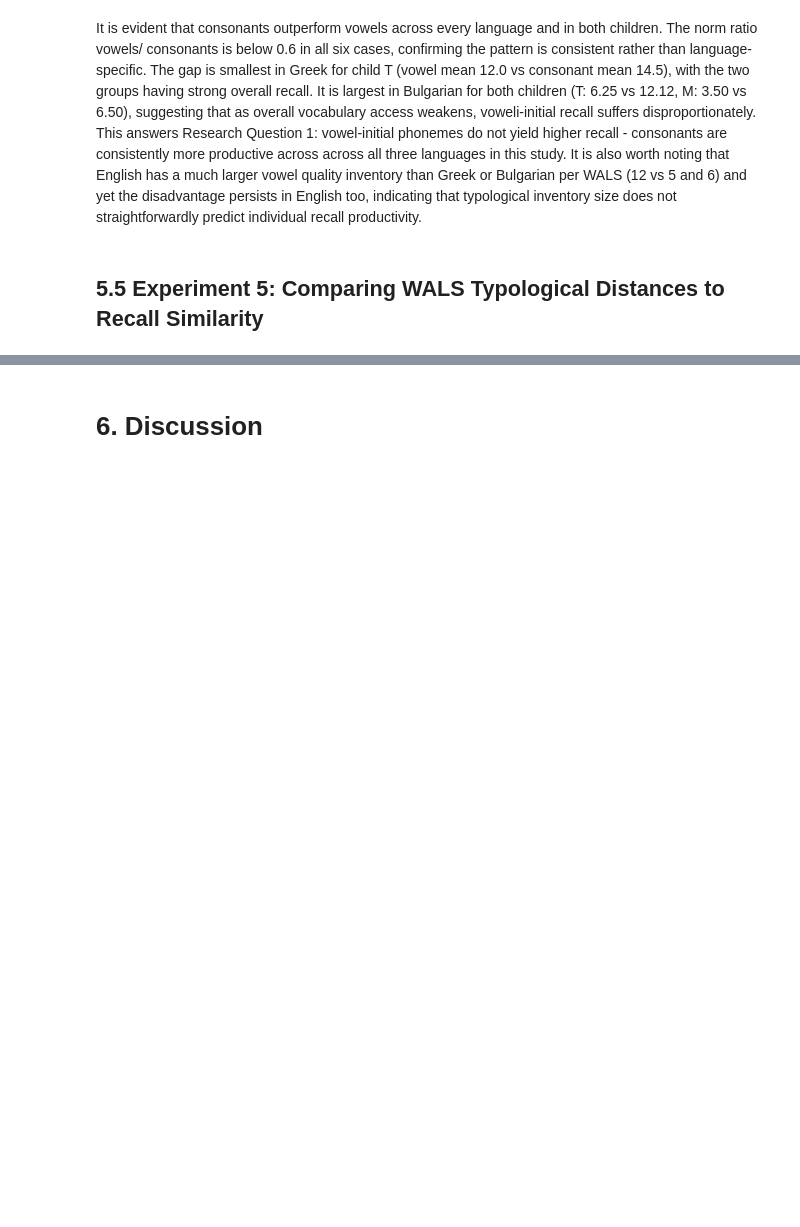
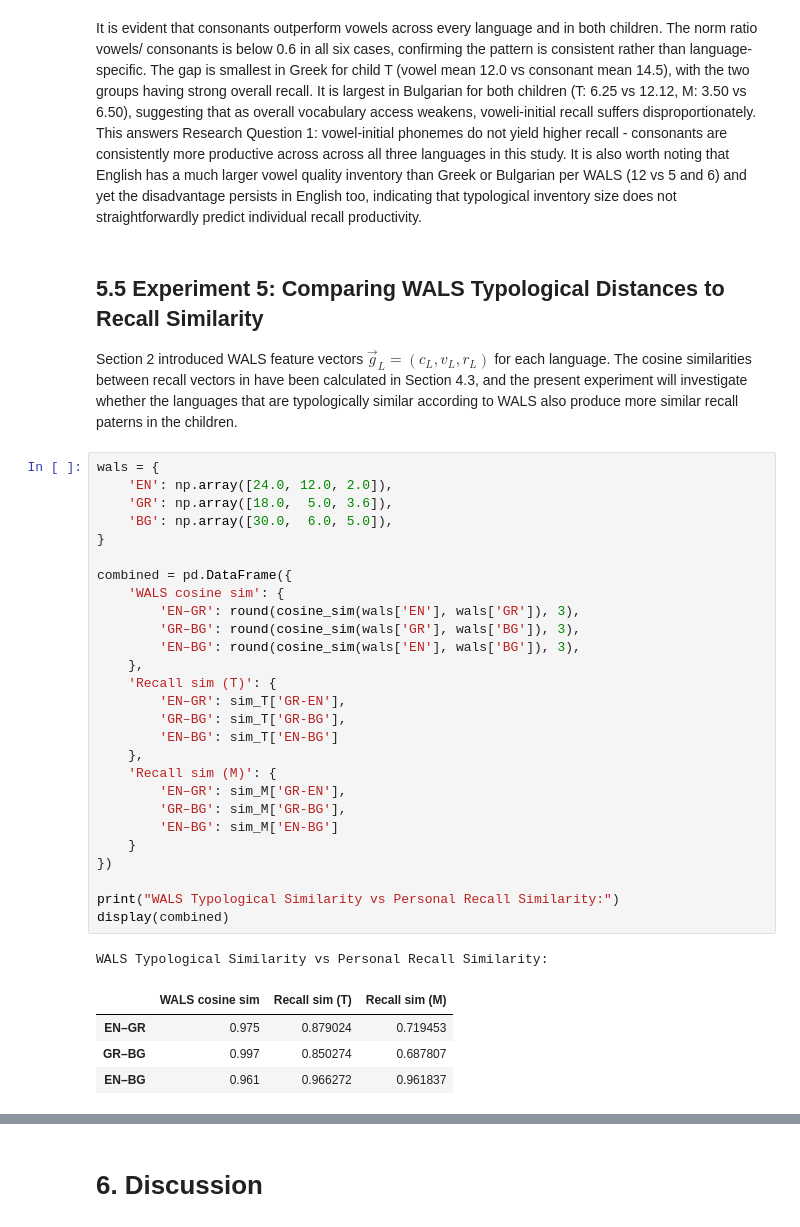
Before and after one commit to Slavena1/SoftUni-Math-for-Devs-Final-Project, a Jupyter notebook: SlavenaProject.ipynb, the cells around one changed output, grey strips where cells are left out. Drawn from its saved outputs; the diff is of its cells as text; blank space fills up the shorter version.

```diff
--- a/SlavenaProject.ipynb
+++ b/SlavenaProject.ipynb
@@ -882,3 +882,37 @@ plt.show()
 It is evident that consonants outperform vowels across every language and in both children. The norm ratio vowels/ consonants is below 0.6 in all six cases, confirming the pattern is consistent rather than language-specific. The gap is smallest in Greek for child T (vowel mean 12.0 vs consonant mean 14.5), with the two groups having strong overall recall. It is largest in Bulgarian for both children (T: 6.25 vs 12.12, M: 3.50 vs 6.50), suggesting that as overall vocabulary access weakens, voweli-initial recall suffers disproportionately. This answers Research Question 1: vowel-initial phonemes do not yield higher recall - consonants are consistently more productive across across all three languages in this study. It is also worth noting that English has a much larger vowel quality inventory than Greek or Bulgarian per WALS (12 vs 5 and 6) and yet the disadvantage persists in English too, indicating that typological inventory size does not straightforwardly predict individual recall productivity.
 # %% [markdown]
 ## 5.5 Experiment 5: Comparing WALS Typological Distances to Recall Similarity
+Section 2 introduced WALS feature vectors $\vec{g}_L = (c_L, v_L, r_L)$ for each language. The cosine similarities between recall vectors in have been calculated in Section 4.3, and the present experiment will investigate whether the languages that are typologically similar according to WALS also produce more similar recall paterns in the children.
+# %%
+wals = {
+    'EN': np.array([24.0, 12.0, 2.0]),
+    'GR': np.array([18.0,  5.0, 3.6]),
+    'BG': np.array([30.0,  6.0, 5.0]),
+}
+
+combined = pd.DataFrame({
+    'WALS cosine sim': {
+        'EN–GR': round(cosine_sim(wals['EN'], wals['GR']), 3),
+        'GR–BG': round(cosine_sim(wals['GR'], wals['BG']), 3),
+        'EN–BG': round(cosine_sim(wals['EN'], wals['BG']), 3),
+    },
+    'Recall sim (T)': {
+        'EN–GR': sim_T['GR-EN'],
+        'GR–BG': sim_T['GR-BG'],
+        'EN–BG': sim_T['EN-BG']
+    },
+    'Recall sim (M)': {
+        'EN–GR': sim_M['GR-EN'],
+        'GR–BG': sim_M['GR-BG'],
+        'EN–BG': sim_M['EN-BG']
+    }
+})
+
+print("WALS Typological Similarity vs Personal Recall Similarity:")
+display(combined)
+# %% [output]
+WALS Typological Similarity vs Personal Recall Similarity:
+|  | WALS cosine sim | Recall sim (T) | Recall sim (M) |
+| EN–GR | 0.975 | 0.879024 | 0.719453 |
+| GR–BG | 0.997 | 0.850274 | 0.687807 |
+| EN–BG | 0.961 | 0.966272 | 0.961837 |
```
Also changed, not shown: parts of 10 cells of this notebook.
